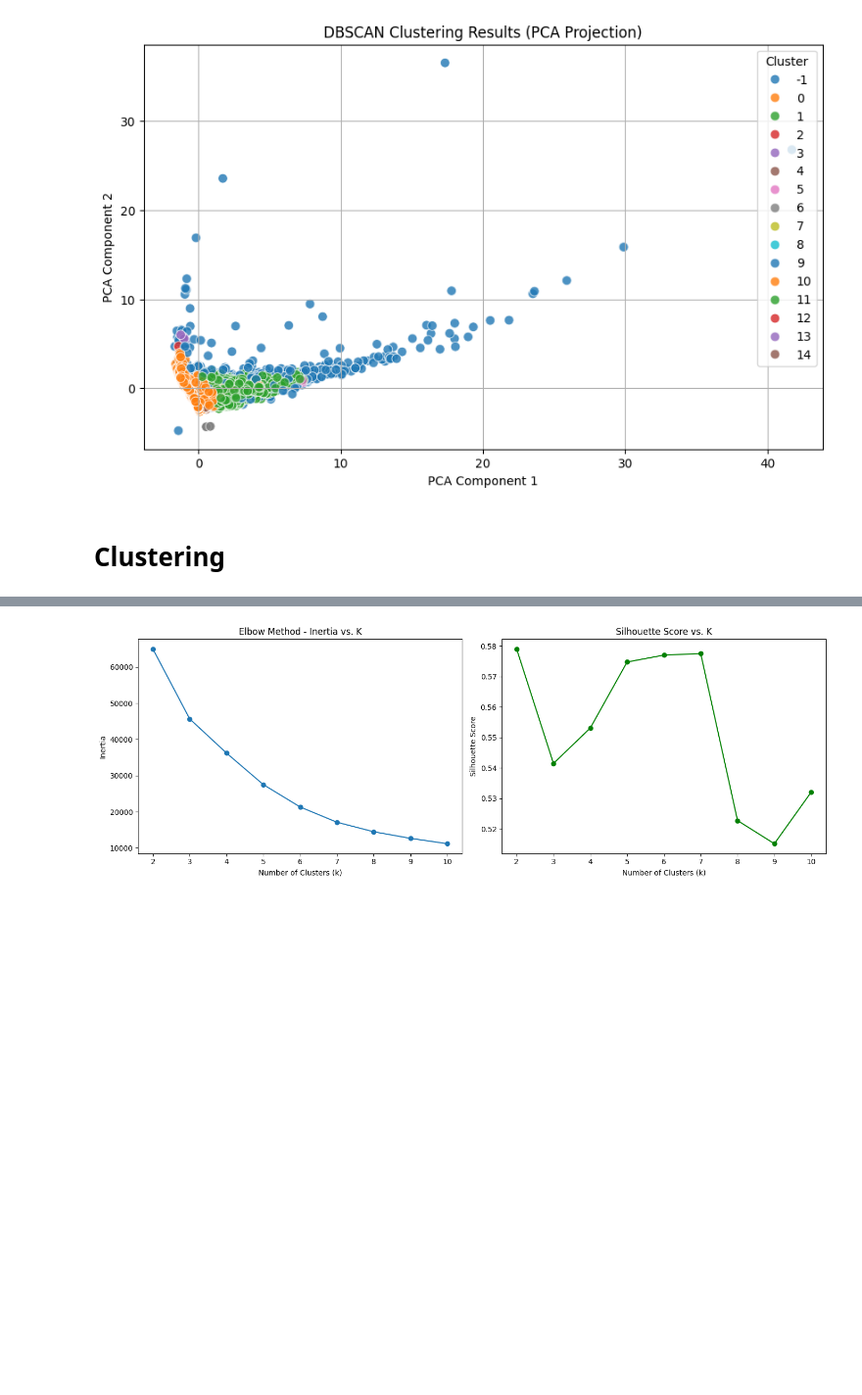
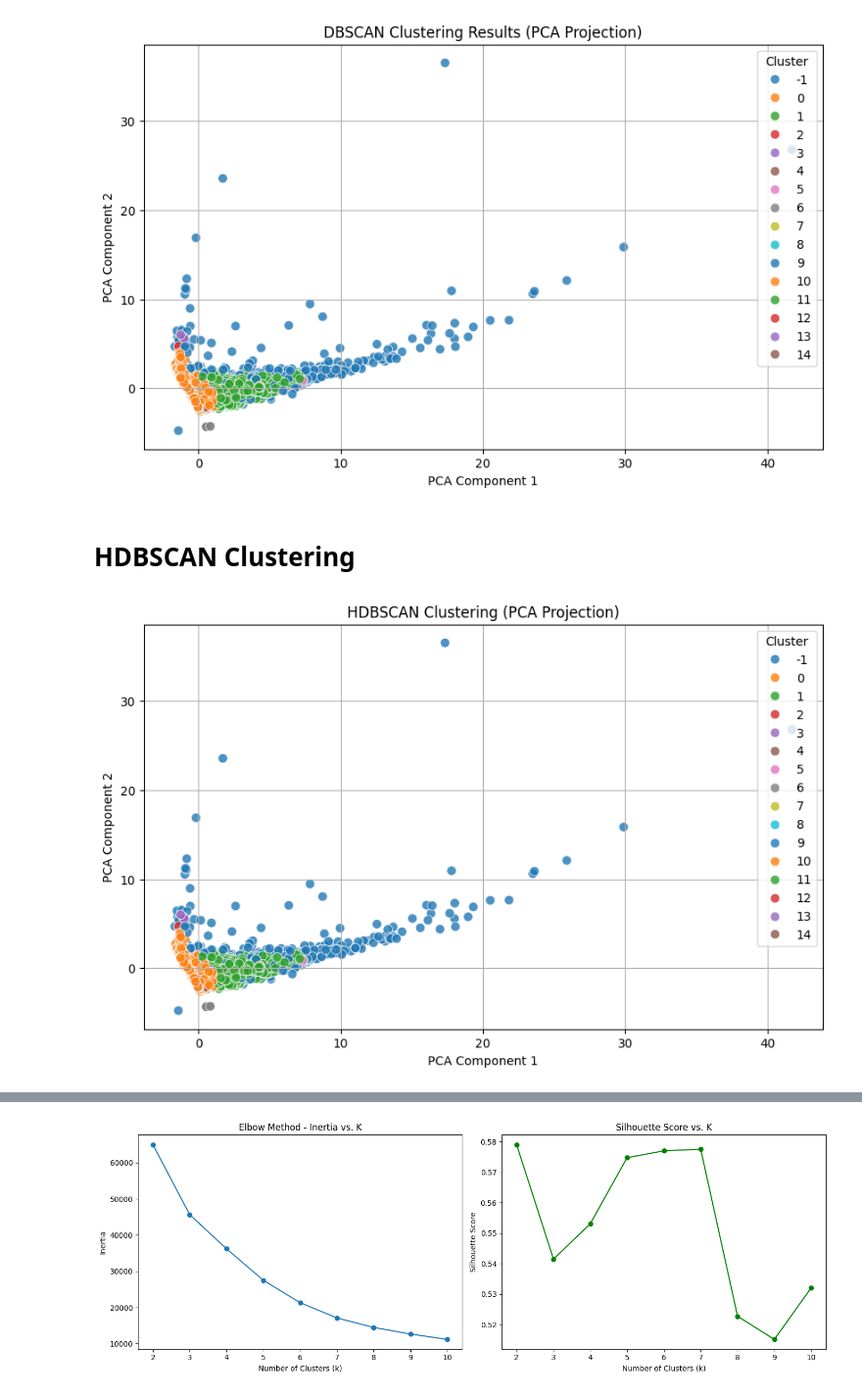
Before and after one commit to bellatrix-ds/ml-in-crypto, a Jupyter notebook: 03_Smart_Contract_Usage_Clustering/Smart_Contract_Clustering.ipynb, the cells around one changed output, grey strips where cells are left out. Shown at 98% size. Cells and saved outputs as stored; diff of their text form; code cells hidden in the pictures; blank space fills up the shorter version.

Commit message:
HDBSCAN vs DBSCAN

```diff
--- a/03_Smart_Contract_Usage_Clustering/Smart_Contract_Clustering.ipynb
+++ b/03_Smart_Contract_Usage_Clustering/Smart_Contract_Clustering.ipynb
@@ -319,4 +385,4 @@ plt.show()
 # %% [output]
 [figure]
 # %% [markdown]
-# Clustering
+# HDBSCAN Clustering
@@ -322,0 +403,21 @@ plt.show()
+# %%
+import seaborn as sns
+import matplotlib.pyplot as plt
+
+plt.figure(figsize=(10, 6))
+sns.scatterplot(
+    x=X_pca[:, 0], y=X_pca[:, 1],
+    hue=cluster_labels,
+    palette='tab10',
+    alpha=0.8,
+    s=60,
+    legend='full'
+)
+plt.title("HDBSCAN Clustering (PCA Projection)")
+plt.xlabel("PCA Component 1")
+plt.ylabel("PCA Component 2")
+plt.legend(title="Cluster")
+plt.grid(True)
+plt.show()
+# %% [output]
+[figure, added]
```
Also changed, not shown: parts of 42 cells of this notebook.
